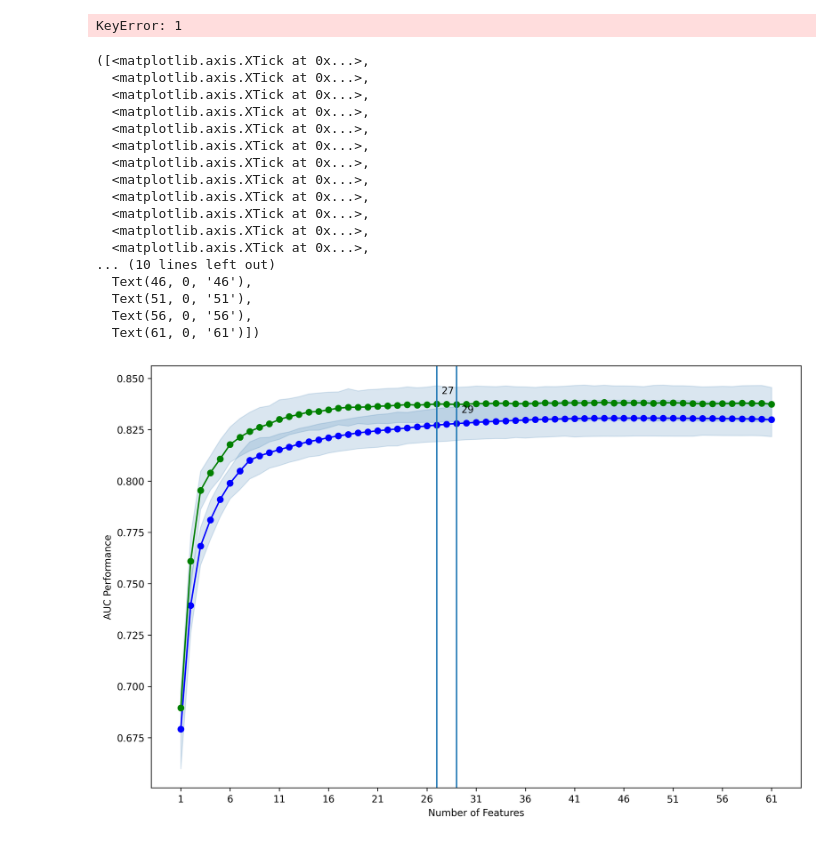
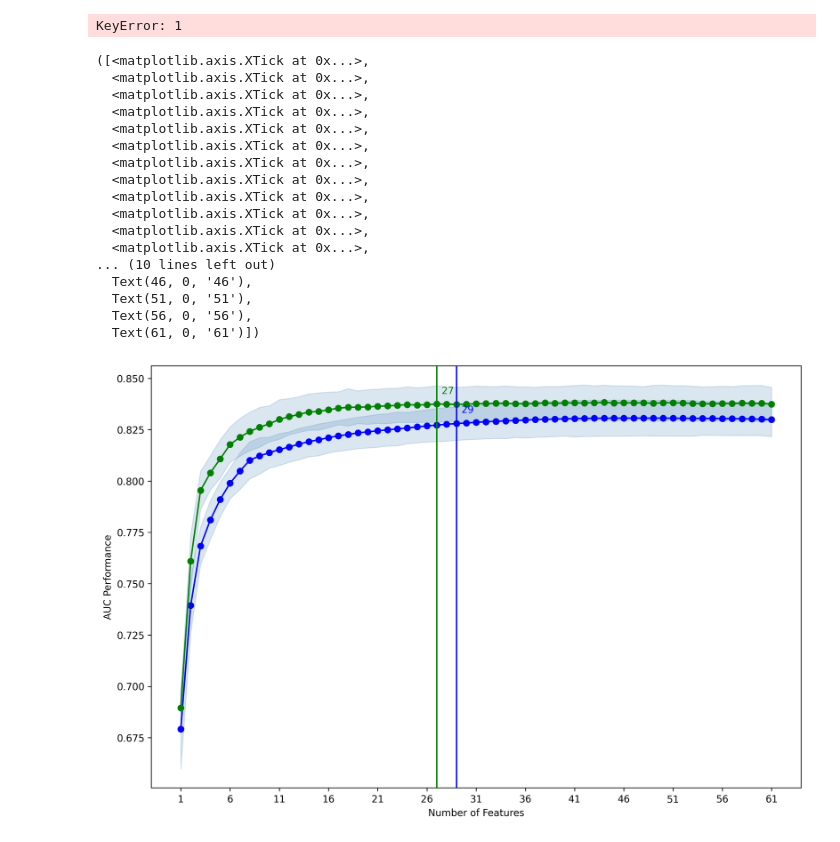
Before and after one commit to s0810110/sbsf_variableSelection_nacsa, a Jupyter notebook: JupyterScripts/plotXgboostLogisticCombined.ipynb, the cells around one changed output. Drawn from its saved outputs; the diff is of its cells as text; code cells hidden in the pictures.

```diff
--- a/JupyterScripts/plotXgboostLogisticCombined.ipynb
+++ b/JupyterScripts/plotXgboostLogisticCombined.ipynb
@@ -269,38 +273,38 @@ if kind:
     plt.fill_between(k_feat1, upper1, lower1, alpha=alpha, color=bcolor, lw=1)
     plt.fill_between(k_feat2, upper2, lower2, alpha=alpha, color=bcolor, lw=1)
 
     if kind == "ci_bound":
         kind = "Confidence Interval (%d%%)" % (confidence_interval * 100)
 plt.plot(k_feat1, avg1, color=color1, marker=marker) # Use color1 for the first dataframe
 plt.plot(k_feat2, avg2, color=color2, marker=marker) # Use color2 for the second dataframe
-plt.axvline(x=len(best_feature_idx1))
-plt.axvline(x=len(best_feature_idx2))
-plt.annotate(len(best_feature_idx1), (k_feat1[len(best_feature_idx1)] - 0.5, avg1[len(best_feature_idx1)] + 0.005))
-plt.annotate(len(best_feature_idx2), (k_feat2[len(best_feature_idx2)] - 0.5, avg2[len(best_feature_idx2)] + 0.005))
+plt.axvline(x=len(best_feature_idx1), color=color1)
+plt.axvline(x=len(best_feature_idx2), color=color2)
+plt.annotate(len(best_feature_idx1), (k_feat1[len(best_feature_idx1)] - 0.5, avg1[len(best_feature_idx1)] + 0.005), color=color1)
+plt.annotate(len(best_feature_idx2), (k_feat2[len(best_feature_idx2)] - 0.5, avg2[len(best_feature_idx2)] + 0.005), color=color2)
 plt.ylabel(ylabel)
 plt.xlabel("Number of Features")
 feature_min = len(metric_dict1[k_feat1[0]]["feature_idx"])
 feature_max = len(metric_dict1[k_feat1[-1]]["feature_idx"])
 plt.xticks(range(feature_min, feature_max + 1, 5), range(feature_min, feature_max + 1, 5))
 # %% [output]
 ([<matplotlib.axis.XTick at 0x...>,
   <matplotlib.axis.XTick at 0x...>,
   <matplotlib.axis.XTick at 0x...>,
   <matplotlib.axis.XTick at 0x...>,
   <matplotlib.axis.XTick at 0x...>,
   <matplotlib.axis.XTick at 0x...>,
   <matplotlib.axis.XTick at 0x...>,
   <matplotlib.axis.XTick at 0x...>,
   <matplotlib.axis.XTick at 0x...>,
   <matplotlib.axis.XTick at 0x...>,
   <matplotlib.axis.XTick at 0x...>,
   <matplotlib.axis.XTick at 0x...>,
 ... (10 lines left out)
   Text(46, 0, '46'),
   Text(51, 0, '51'),
   Text(56, 0, '56'),
   Text(61, 0, '61')])
-[figure, old version]
+[figure, new version]
 # %%
 fig_name_param = 'combined_Sbsf_plotO_E_AUC.tiff'
 from io import BytesIO
```
Also changed, not shown: parts of 9 cells of this notebook, 2 other files.
